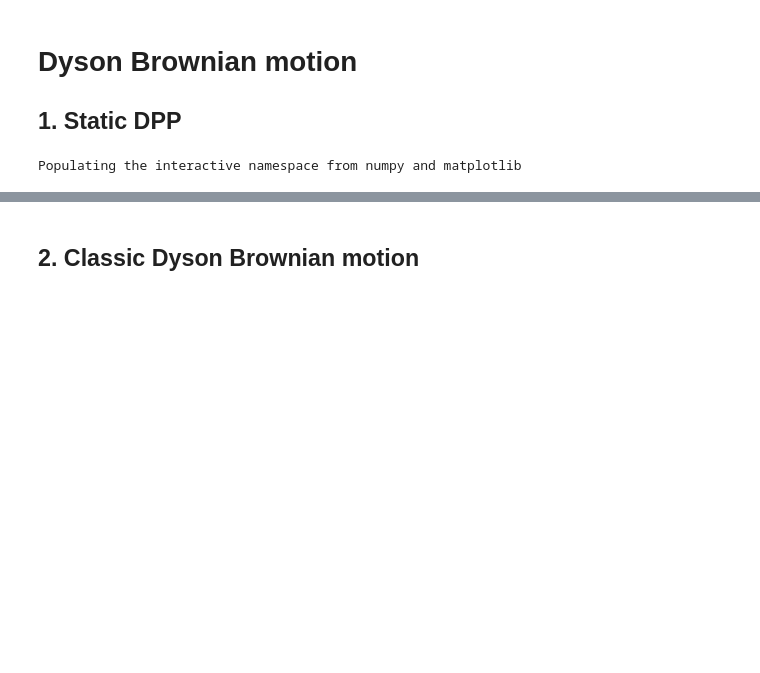
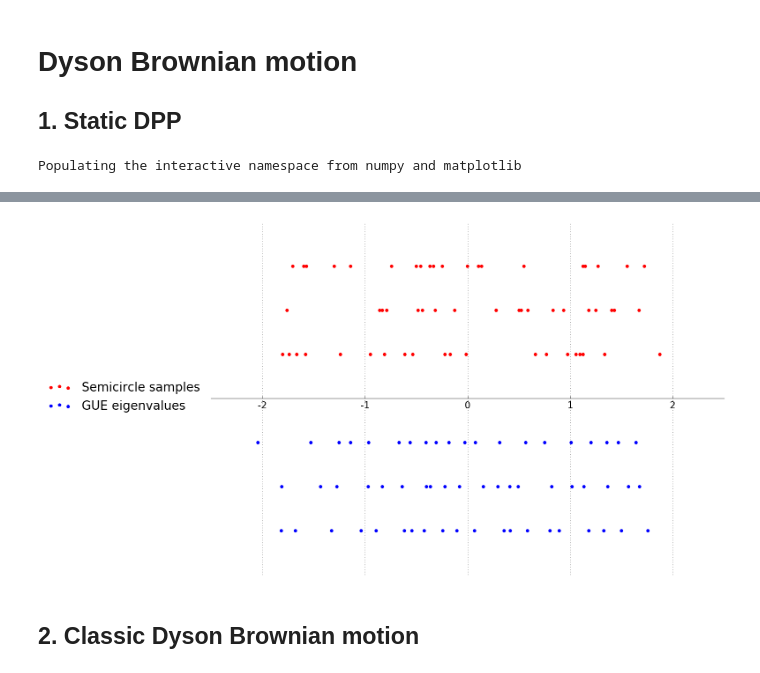
Before and after one commit to MinGao1314/dbm, a Jupyter notebook: dyson_brownian_motion/dyson_brownian_motion.ipynb, the cells around one changed output, grey strips where cells are left out. Drawn from its saved outputs; the diff is of its cells as text; code cells hidden in the pictures; blank space fills up the shorter version.

```diff
--- a/dyson_brownian_motion/dyson_brownian_motion.ipynb
+++ b/dyson_brownian_motion/dyson_brownian_motion.ipynb
@@ -41,3 +41,47 @@ plot_dpp(eigenvalues_samples, './plot/gue_eigenvalues.png')
+# %%
+from scipy.stats import semicircular
+
+N=20
+
+fig, ax = subplots(figsize=(15,10))
+
+ax.scatter(semicircular.rvs(scale=2, size=N) , 3*np.ones(N), color='r', s=20, label = 'Semicircle samples')
+ax.scatter(semicircular.rvs(scale=2, size=N) , 2*np.ones(N), color='r', s=20)
+ax.scatter(semicircular.rvs(scale=2, size=N) , 1*np.ones(N), color='r', s=20)
+ax.scatter(np.linalg.eigvalsh(gue(N, 2, normalization=True)), -1*np.ones(N), color='b', s=20, label = 'GUE eigenvalues')
+ax.scatter(np.linalg.eigvalsh(gue(N, 2, normalization=True)), -2*np.ones(N), color='b', s=20)
+ax.scatter(np.linalg.eigvalsh(gue(N, 2, normalization=True)), -3*np.ones(N), color='b', s=20)
+
+
+# Spine options
+ax.spines['bottom'].set_position('center')
+ax.spines['left'].set_visible(False)
+ax.spines['top'].set_visible(False)
+ax.spines['right'].set_visible(False)
+
+# Ticks options
+minor_ticks = np.arange(0,N+1)
+major_ticks = np.arange(-2, 2+1)
+
+ax.set_xticks(major_ticks)
+ax.set_xticks(minor_ticks, minor=True)
+ax.set_xticklabels(major_ticks, fontsize=15)
+ax.xaxis.set_ticks_position('bottom')
+
+ax.tick_params(
+    axis='y',        # changes apply to the y-axis
+    which='both',    # both major and minor ticks are affected
+    left='off',      # ticks along the left edge are off
+    right='off',     # ticks along the right edge are off
+    labelleft='off') # labels along the left edge are off
+
+ax.xaxis.grid(True)
+ax.set_xlim([-2.5,2.5])
+ax.legend(bbox_to_anchor=(0,0.58),frameon=False, prop={'size':20})
+
+plt.savefig('plot/gue_vs_semicirle.png', bbox_inches='tight')
+# %% [output]
+[figure, added]
 # %% [markdown]
 ## 2. Classic Dyson Brownian motion
 # %%
```
Also changed, not shown: parts of 13 cells of this notebook, 5 other files.
